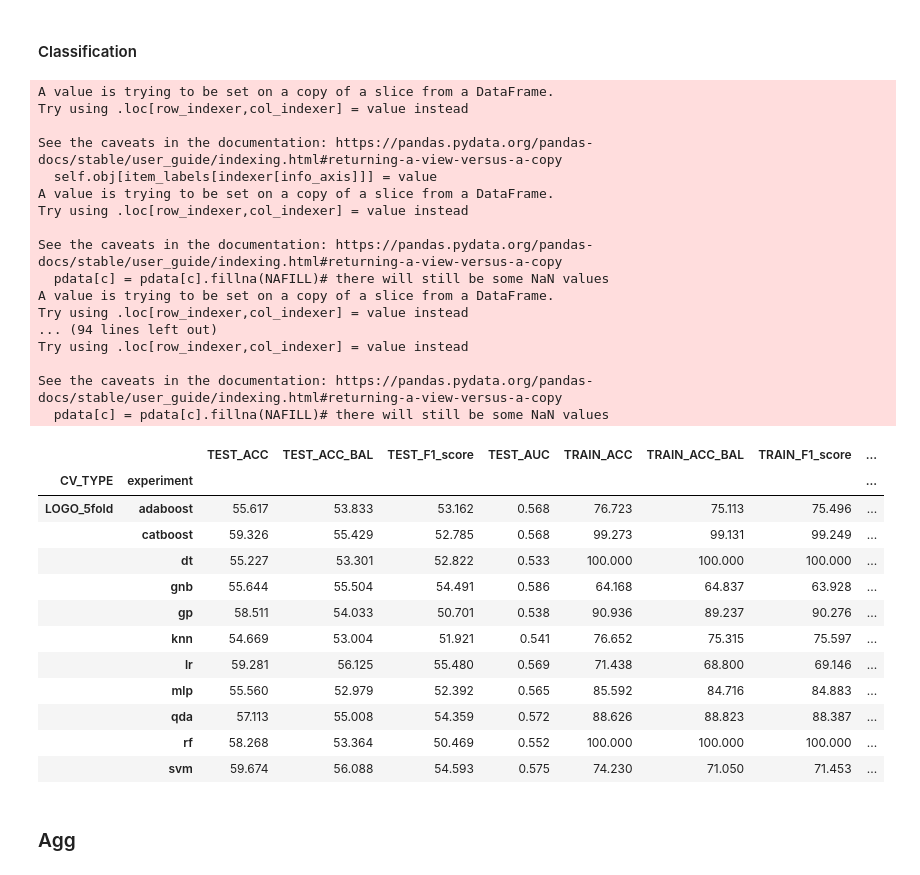
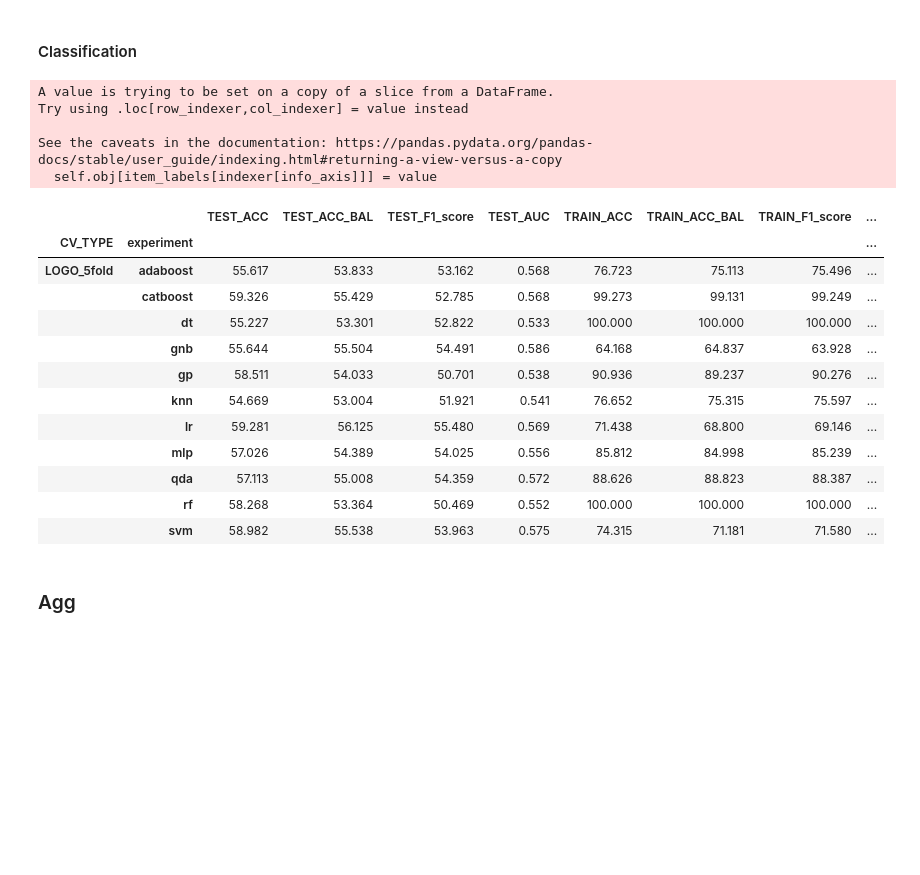
Before and after one commit to Jumabek/receptivity, a Jupyter notebook: analysis/ARM.ipynb, the cells around one changed output. Drawn from its saved outputs; the diff is of its cells as text; code cells hidden in the pictures; blank space fills up the shorter version.

```diff
--- a/analysis/ARM.ipynb
+++ b/analysis/ARM.ipynb
@@ -405,16 +476,14 @@ def extract_aggregated_features(window_size_in_min=80, nsub=4):
 # %%
 import recept_dataset
-window_size_in_min, nsub = 80, 4 # selected above
-
 if not EXTRACTED_AGGRAGETED:
-    extract_aggregated_features()
+    extract_agg_features()
 
 agg_feature = pd.read_csv(
-    f'feature/arm/agg_feature_{window_size_in_min}MIN_{nsub}.csv'
+    f'feature/arm/agg_feature_{WINDOW_SIZE_IN_MIN}MIN_{NSUB}.csv'
     ,dtype={'pid':str}
     ,parse_dates=['timestamp']
 ).set_index(['pid','timestamp'])
-agg_feature
+agg_feature.isnull().sum(axis=0).sort_values(ascending=False)
 # %% [output]
 |  |  | appUsage_appPackage#ETP|mean | appUsage_appPackage#ETP|std | appUsage_appPackage#ASC|mean | appUsage_appPackage#ASC|std | ... |
 | pid | timestamp |  |  |  |  | ... |
@@ -704,7 +742,9 @@ else:
         , parse_dates=['timestamp']
     ).set_index(['pid','timestamp'])
 
-sliding_features = impute(sliding_features)
+sliding_features = impute(
+    sliding_features
+)
 sliding_features.isnull().sum().sort_values(ascending=False)
 # %% [output]
 appUsage_appCategory#ASC                     0
@@ -758,9 +764,11 @@ def discretize_df(data, cols, pid):
 # %%
 df_recoded = []
-for pid in tqdm(sliding_features.index.get_level_values('pid').unique()):
+arm_pids = sliding_features.index.get_level_values('pid').unique()
+cols = sliding_features.columns.tolist()
+for pid in tqdm(arm_pids):
     res = discretize_df(
         sliding_features.loc[pid]
-        , sliding_features.columns.tolist()
+        , cols
         , pid
     )
     df_recoded.append(res)
@@ -942,6 +1013,7 @@ len(selected_features),selected_features[:5]
 #### Extract
 # %%
 ML_FULL_FEATURE_EXTRACTED=True
+fn = f'feature/ml/full_{WINDOW_SIZE_IN_MIN}MIN.csv'
 if not ML_FULL_FEATURE_EXTRACTED:
     ml_full_features = recept_dataset.parallellize_extract(
         labels=labels_ml,
@@ -949,9 +1021,11 @@ if not ML_FULL_FEATURE_EXTRACTED:
         selected_features=selected_features
         , use_ray =True
     )
-    ml_full_features.to_csv(f'feature/ml/full_{window_size_in_min}MIN.csv')
+    ml_full_features.to_csv(fn)
 else:
-    ml_full_features = pd.read_csv(f'feature/ml/full_{window_size_in_min}MIN.csv'
+    ml_full_features = pd.read_csv(
+        fn
         , dtype={'pid':'str'}
         , parse_dates=['timestamp']
     ).set_index(['pid','timestamp'])
+ml_full_features.isnull().sum().sort_values(ascending=False)
@@ -979,57 +1051,46 @@ from f_preprocessing import normalize
 feature_selection={'status':False}
 use_ray = False
 measure_list = []
-for i, clfname in enumerate(classifier_names):
-    measure = run_classification(
-        pd.merge(
+data = pd.merge(
             labels_ml[['receptivity']],
             impute(
-                impute_support_features(
-                    normalize(
+                normalize(
+                    impute_support_features(
                         ml_full_features
                     )
                 )
             )
             ,left_index=True, right_index=True
-        )
+)
+for i, clfname in enumerate(classifier_names):
+    measure = run_classification(
+        data
         ,use_ray=use_ray, feature_selection=feature_selection,
         experiment_name=clfname
         , classifier_name=clfname
     )
     measure_list.append(measure)
 ML_full_results = pd.concat(measure_list)
 ML_full_results.groupby(['CV_TYPE','experiment']).mean()
 # %% [output]
 A value is trying to be set on a copy of a slice from a DataFrame.
 Try using .loc[row_indexer,col_indexer] = value instead
 
 See the caveats in the documentation: https://pandas.pydata.org/pandas-docs/stable/user_guide/indexing.html#returning-a-view-versus-a-copy
   self.obj[item_labels[indexer[info_axis]]] = value
-A value is trying to be set on a copy of a slice from a DataFrame.
-Try using .loc[row_indexer,col_indexer] = value instead
-
-See the caveats in the documentation: https://pandas.pydata.org/pandas-docs/stable/user_guide/indexing.html#returning-a-view-versus-a-copy
-  pdata[c] = pdata[c].fillna(NAFILL)# there will still be some NaN values
-A value is trying to be set on a copy of a slice from a DataFrame.
-Try using .loc[row_indexer,col_indexer] = value instead
-... (94 lines left out)
-Try using .loc[row_indexer,col_indexer] = value instead
-
-See the caveats in the documentation: https://pandas.pydata.org/pandas-docs/stable/user_guide/indexing.html#returning-a-view-versus-a-copy
-  pdata[c] = pdata[c].fillna(NAFILL)# there will still be some NaN values
 |  |  | TEST_ACC | TEST_ACC_BAL | TEST_F1_score | TEST_AUC | TRAIN_ACC | TRAIN_ACC_BAL | TRAIN_F1_score | ... |
 | CV_TYPE | experiment |  |  |  |  |  |  |  | ... |
 | LOGO_5fold | adaboost | 55.617 | 53.833 | 53.162 | 0.568 | 76.723 | 75.113 | 75.496 | ... |
 |  | catboost | 59.326 | 55.429 | 52.785 | 0.568 | 99.273 | 99.131 | 99.249 | ... |
 |  | dt | 55.227 | 53.301 | 52.822 | 0.533 | 100.000 | 100.000 | 100.000 | ... |
 |  | gnb | 55.644 | 55.504 | 54.491 | 0.586 | 64.168 | 64.837 | 63.928 | ... |
 |  | gp | 58.511 | 54.033 | 50.701 | 0.538 | 90.936 | 89.237 | 90.276 | ... |
 |  | knn | 54.669 | 53.004 | 51.921 | 0.541 | 76.652 | 75.315 | 75.597 | ... |
 |  | lr | 59.281 | 56.125 | 55.480 | 0.569 | 71.438 | 68.800 | 69.146 | ... |
-|  | mlp | 55.560 | 52.979 | 52.392 | 0.565 | 85.592 | 84.716 | 84.883 | ... |
+|  | mlp | 57.026 | 54.389 | 54.025 | 0.556 | 85.812 | 84.998 | 85.239 | ... |
 |  | qda | 57.113 | 55.008 | 54.359 | 0.572 | 88.626 | 88.823 | 88.387 | ... |
 |  | rf | 58.268 | 53.364 | 50.469 | 0.552 | 100.000 | 100.000 | 100.000 | ... |
-|  | svm | 59.674 | 56.088 | 54.593 | 0.575 | 74.230 | 71.050 | 71.453 | ... |
+|  | svm | 58.982 | 55.538 | 53.963 | 0.575 | 74.315 | 71.181 | 71.580 | ... |
 # %% [markdown]
 
 ### Agg
```
Also changed, not shown: parts of 70 cells of this notebook, 8 other files.
